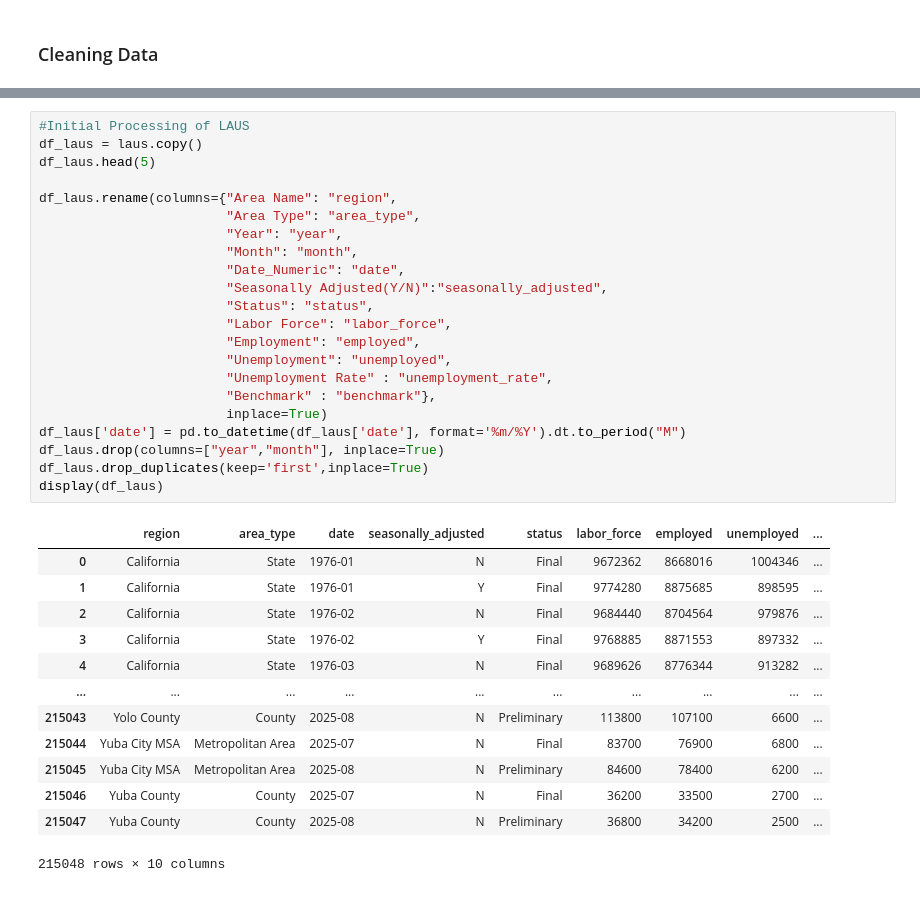
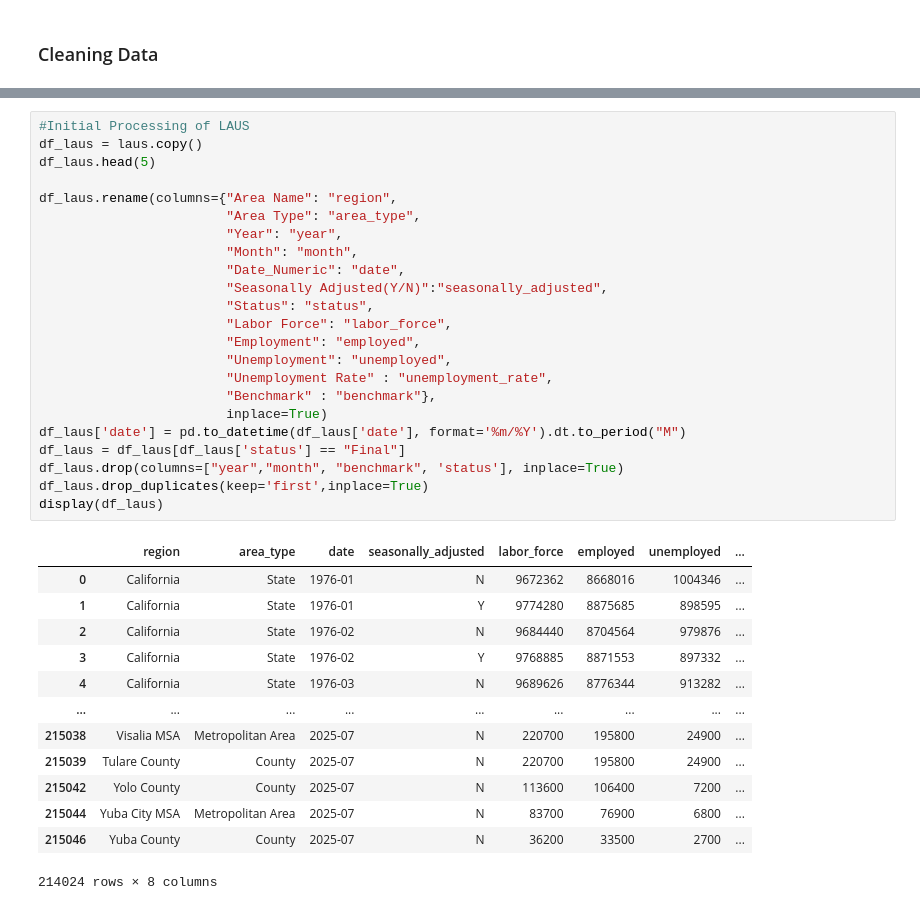
Before and after one commit to MouHuoZheDeRen/CS176Project, a Jupyter notebook: HousingEmploymentTrends.ipynb, the cells around one changed output, grey strips where cells are left out. Saved outputs shown, nothing was run; the diff lists cells and outputs as text.

```diff
--- a/HousingEmploymentTrends.ipynb
+++ b/HousingEmploymentTrends.ipynb
@@ -100,39 +62,40 @@ dtype: int64
 # %%
 #Initial Processing of LAUS
 df_laus = laus.copy()
 df_laus.head(5)
 
 df_laus.rename(columns={"Area Name": "region",
                         "Area Type": "area_type",
                         "Year": "year",
                         "Month": "month",
                         "Date_Numeric": "date",
                         "Seasonally Adjusted(Y/N)":"seasonally_adjusted",
                         "Status": "status",
                         "Labor Force": "labor_force",
                         "Employment": "employed",
                         "Unemployment": "unemployed",
                         "Unemployment Rate" : "unemployment_rate",
                         "Benchmark" : "benchmark"},
                         inplace=True)
 df_laus['date'] = pd.to_datetime(df_laus['date'], format='%m/%Y').dt.to_period("M")
-df_laus.drop(columns=["year","month"], inplace=True)
+df_laus = df_laus[df_laus['status'] == "Final"]
+df_laus.drop(columns=["year","month", "benchmark", 'status'], inplace=True)
 df_laus.drop_duplicates(keep='first',inplace=True)
 display(df_laus)
 # %% [output]
-|  | region | area_type | date | seasonally_adjusted | status | labor_force | employed | unemployed | ... |
-| 0 | California | State | 1976-01 | N | Final | 9672362 | 8668016 | 1004346 | ... |
-| 1 | California | State | 1976-01 | Y | Final | 9774280 | 8875685 | 898595 | ... |
-| 2 | California | State | 1976-02 | N | Final | 9684440 | 8704564 | 979876 | ... |
-| 3 | California | State | 1976-02 | Y | Final | 9768885 | 8871553 | 897332 | ... |
-| 4 | California | State | 1976-03 | N | Final | 9689626 | 8776344 | 913282 | ... |
-| ... | ... | ... | ... | ... | ... | ... | ... | ... | ... |
-| 215043 | Yolo County | County | 2025-08 | N | Preliminary | 113800 | 107100 | 6600 | ... |
-| 215044 | Yuba City MSA | Metropolitan Area | 2025-07 | N | Final | 83700 | 76900 | 6800 | ... |
-| 215045 | Yuba City MSA | Metropolitan Area | 2025-08 | N | Preliminary | 84600 | 78400 | 6200 | ... |
-| 215046 | Yuba County | County | 2025-07 | N | Final | 36200 | 33500 | 2700 | ... |
-| 215047 | Yuba County | County | 2025-08 | N | Preliminary | 36800 | 34200 | 2500 | ... |
+|  | region | area_type | date | seasonally_adjusted | labor_force | employed | unemployed | ... |
+| 0 | California | State | 1976-01 | N | 9672362 | 8668016 | 1004346 | ... |
+| 1 | California | State | 1976-01 | Y | 9774280 | 8875685 | 898595 | ... |
+| 2 | California | State | 1976-02 | N | 9684440 | 8704564 | 979876 | ... |
+| 3 | California | State | 1976-02 | Y | 9768885 | 8871553 | 897332 | ... |
+| 4 | California | State | 1976-03 | N | 9689626 | 8776344 | 913282 | ... |
+| ... | ... | ... | ... | ... | ... | ... | ... | ... |
+| 215038 | Visalia MSA | Metropolitan Area | 2025-07 | N | 220700 | 195800 | 24900 | ... |
+| 215039 | Tulare County | County | 2025-07 | N | 220700 | 195800 | 24900 | ... |
+| 215042 | Yolo County | County | 2025-07 | N | 113600 | 106400 | 7200 | ... |
+| 215044 | Yuba City MSA | Metropolitan Area | 2025-07 | N | 83700 | 76900 | 6800 | ... |
+| 215046 | Yuba County | County | 2025-07 | N | 36200 | 33500 | 2700 | ... |
-215048 rows × 10 columns
+214024 rows × 8 columns
 # %%
 #Housing value initial processing
 df_real_estate = real_estate.copy()
```
Also changed, not shown: parts of 12 cells of this notebook.
